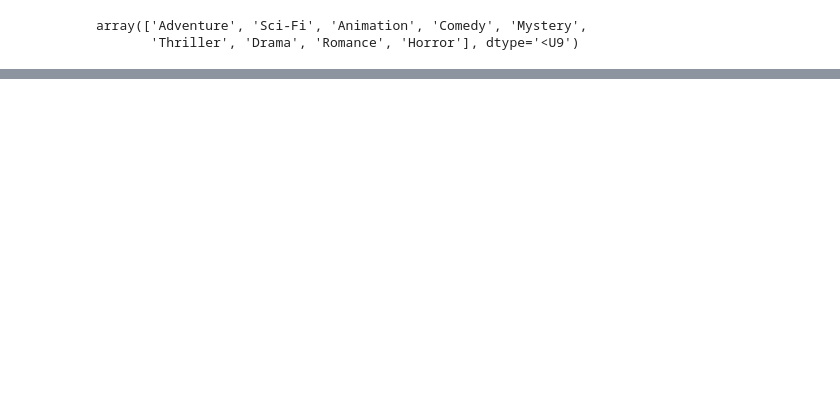
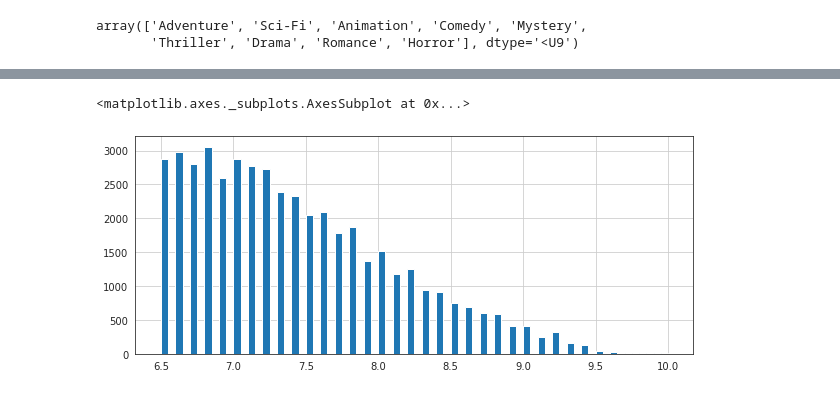
Before and after one commit to dsilan/MovieRecommendation, a Jupyter notebook: MovieRecommendation.ipynb, the cells around one changed output, grey strips where cells are left out. Drawn from its saved outputs; the diff is of its cells as text; code cells hidden in the pictures; blank space fills up the shorter version.

```diff
--- a/MovieRecommendation.ipynb
+++ b/MovieRecommendation.ipynb
@@ -70,0 +109,14 @@ array(['Adventure', 'Sci-Fi', 'Animation', 'Comedy', 'Mystery',
+# %%
+import matplotlib.pyplot as plt
+import seaborn as sns
+
+sns.set_style('white')
+%matplotlib inline
+# %%
+# plot graph of 'num of ratings column'
+plt.figure(figsize =(10, 4))
+
+movies['averagerating'].hist(bins = 70)
+# %% [output]
+<matplotlib.axes._subplots.AxesSubplot at 0x...>
+[figure, added]
```
Also changed, not shown: parts of 2 cells of this notebook.
